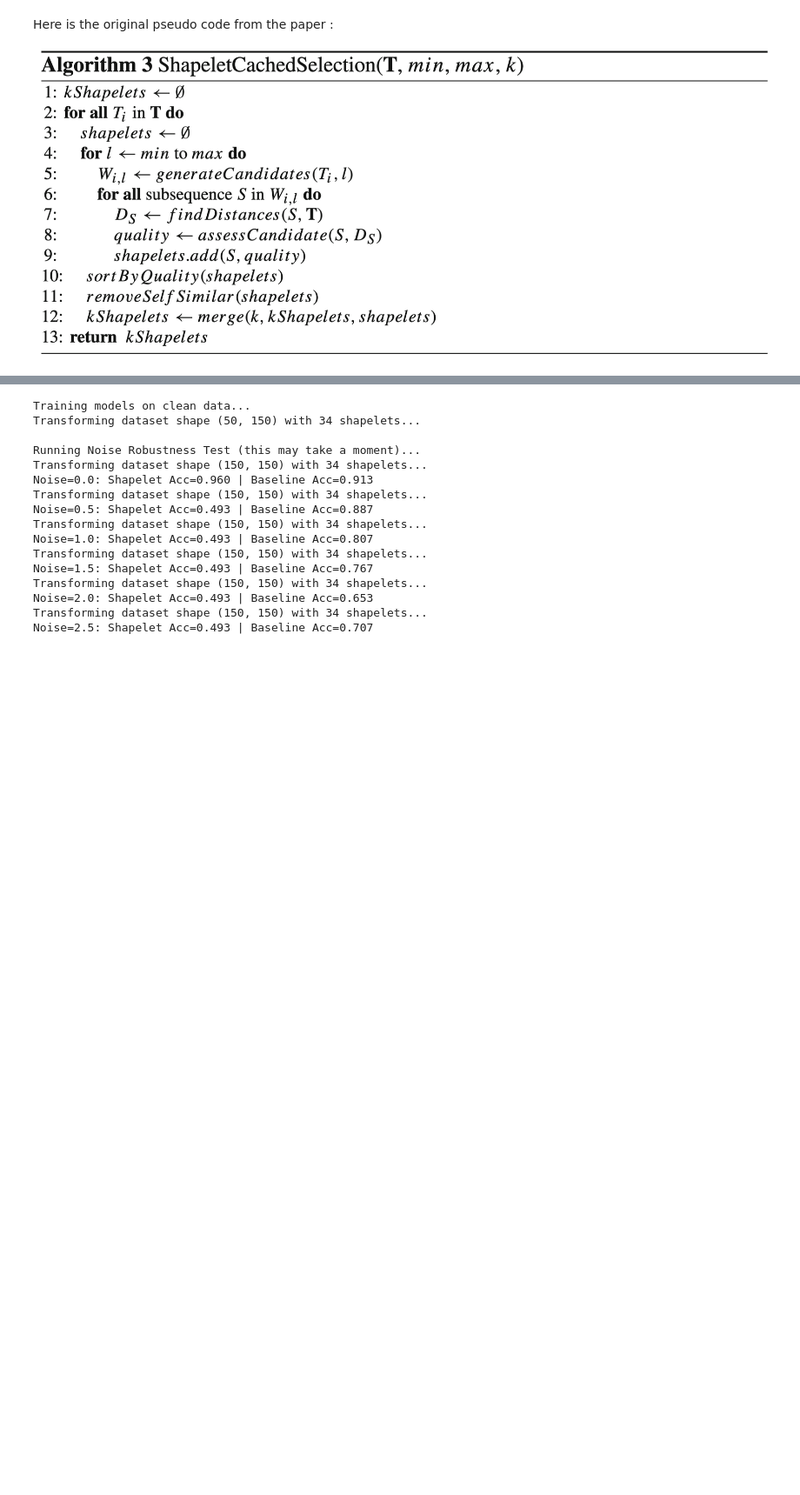
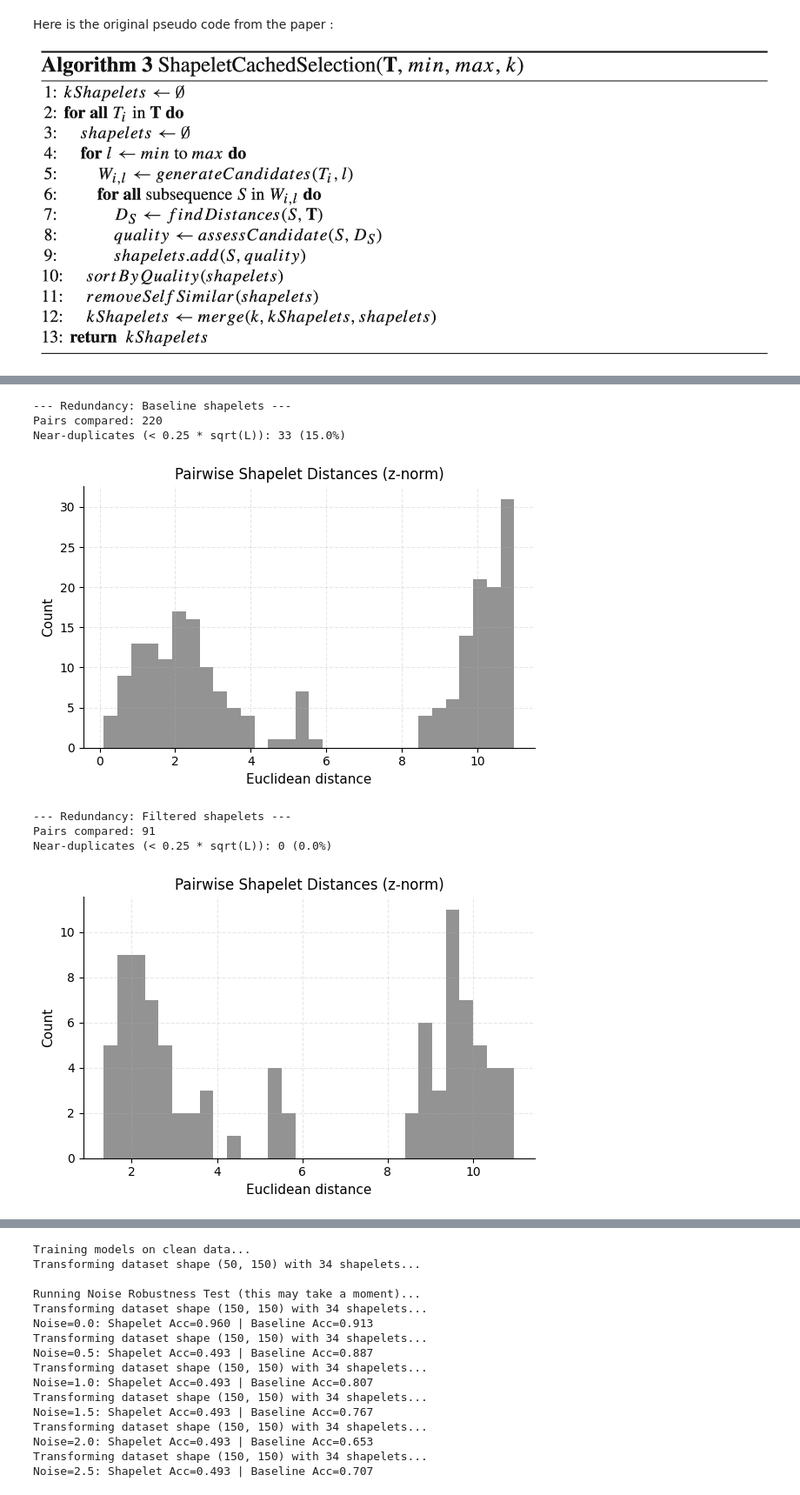
Before and after one commit to TristanoB/shapelet_transformation, a Jupyter notebook: implementation.ipynb, the cells around one changed output, grey strips where cells are left out. Shown at 87% size. Drawn from its saved outputs; the diff is of its cells as text; code cells hidden in the pictures; blank space fills up the shorter version.

```diff
--- a/implementation.ipynb
+++ b/implementation.ipynb
@@ -794,0 +1811,17 @@ Transforming dataset shape (23, 136) with 32 shapelets...
+# %%
+if 'baseline_shapelets' in locals():
+    print("--- Redundancy: Baseline shapelets ---")
+    redundancy_report(baseline_shapelets, threshold_ratio=0.25)
+
+if 'clustered_shapelets' in locals():
+    print("--- Redundancy: Filtered shapelets ---")
+    redundancy_report(clustered_shapelets, threshold_ratio=0.25)
+# %% [output]
+--- Redundancy: Baseline shapelets ---
+Pairs compared: 220
+Near-duplicates (< 0.25 * sqrt(L)): 33 (15.0%)
+[figure, added]
+--- Redundancy: Filtered shapelets ---
+Pairs compared: 91
+Near-duplicates (< 0.25 * sqrt(L)): 0 (0.0%)
+[figure, added]
```
Also changed, not shown: parts of 100 cells of this notebook.
